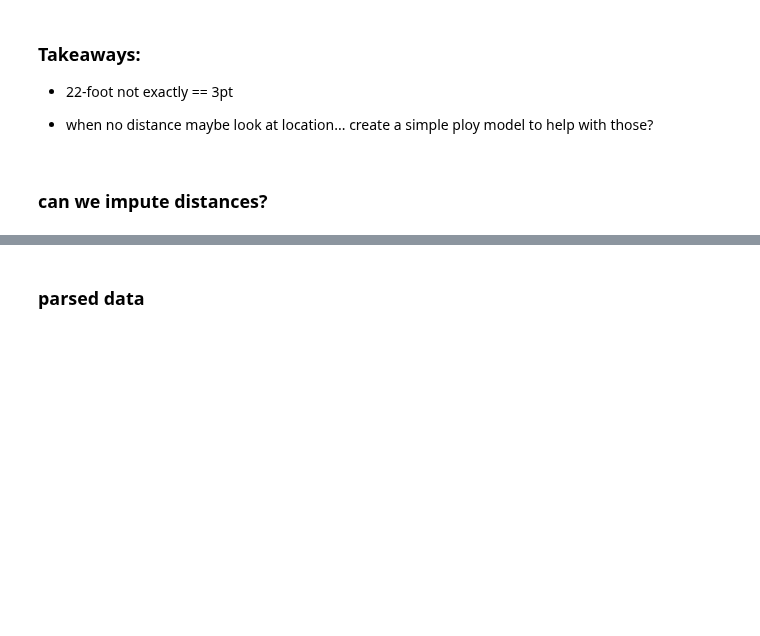
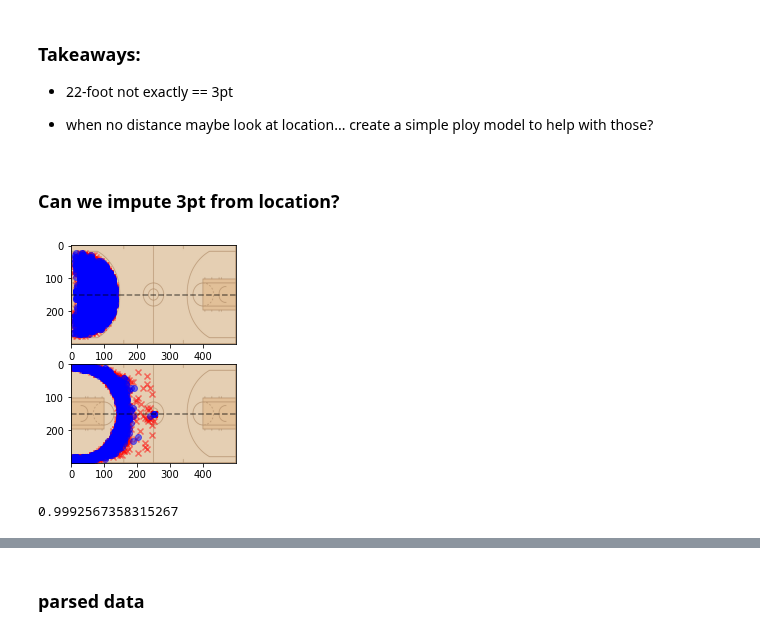
Before and after one commit to dpasse/monte, a Jupyter notebook: workspace/wncaa/shot_charts.ipynb, the cells around one changed output, grey strips where cells are left out. Saved outputs shown, nothing was run; the diff lists cells and outputs as text; code cells hidden in the pictures; blank space fills up the shorter version.

Commit message:
impute 3pt

```diff
--- a/workspace/wncaa/shot_charts.ipynb
+++ b/workspace/wncaa/shot_charts.ipynb
@@ -322,4 +322,70 @@ validation
 
   - when no distance maybe look at location... create a simple ploy model to help with those?
 # %% [markdown]
-### can we impute distances?
+### Can we impute 3pt from location?
+# %%
+fig, ax = plt.subplots(2)
+
+x_make, y_make, x_missed, y_missed = get_makes_and_misses_half_court(
+    df_valid[
+        np.logical_and(
+            df_valid.shot_distance.map(lambda a: 50 if a == '' else int(a)) < 22, ## have distance, > 22
+            ~df_valid.is_3pt,
+        )
+    ]
+)
+
+ax[0].scatter(x_missed * x_scale, (100 - y_missed) * y_scale, marker='x', c='red', alpha=.5)
+ax[0].scatter(x_make * x_scale, (100 - y_make) * y_scale, marker='o', c='blue', alpha=.5)
+ax[0].axhline(50 * y_scale, c='k', alpha=.5, linestyle= '--')
+ax[0].imshow(full_court_img)
+
+x_make, y_make, x_missed, y_missed = get_makes_and_misses_half_court(
+    df_valid[
+        np.logical_and(
+            df_valid.shot_distance.map(lambda a: -1 if a == '' else int(a)) > 22, ## have distance, > 22
+            df_valid.is_3pt,
+        )
+    ]
+)
+
+ax[1].scatter(x_missed * x_scale, (100 - y_missed) * y_scale, marker='x', c='red', alpha=.5)
+ax[1].scatter(x_make * x_scale, (100 - y_make) * y_scale, marker='o', c='blue', alpha=.5)
+ax[1].axhline(50 * y_scale, c='k', alpha=.5, linestyle= '--')
+ax[1].imshow(full_court_img)
+
+plt.show()
+# %% [output]
+[figure, added]
+# %%
+## def. 3pt
+df_3pt = df_valid[
+    np.logical_and(
+        df_valid.shot_distance.map(lambda a: -1 if a == '' else int(a)) > 22, ## have distance, > 22
+        df_valid.is_3pt,
+    )
+]
+
+## def. 2pt
+df_2pt = df_valid[
+    np.logical_and(
+        df_valid.shot_distance.map(lambda a: 50 if a == '' else int(a)) < 22, ## have distance, > 22
+        ~df_valid.is_3pt,
+    )
+]
+
+df_training = pd.concat([
+    df_3pt[['single_location', 'is_3pt']],
+    df_2pt[['single_location', 'is_3pt']]
+]).sample(frac=1)
+
+X = df_training.single_location.tolist()
+y = df_training.is_3pt.astype(int).tolist()
+
+from sklearn.svm import SVC
+
+model = SVC(random_state=42)
+model.fit(X, y)
+model.score(X, y)
+# %% [output]
+0.9992567358315267
```
Also changed, not shown: parts of 2 cells of this notebook.
